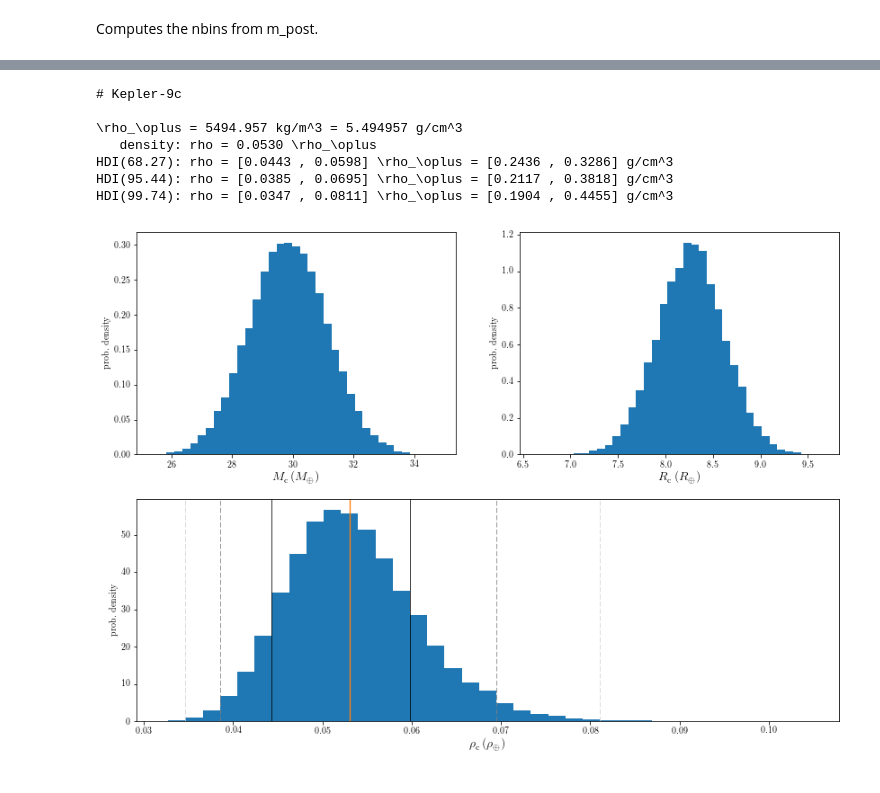
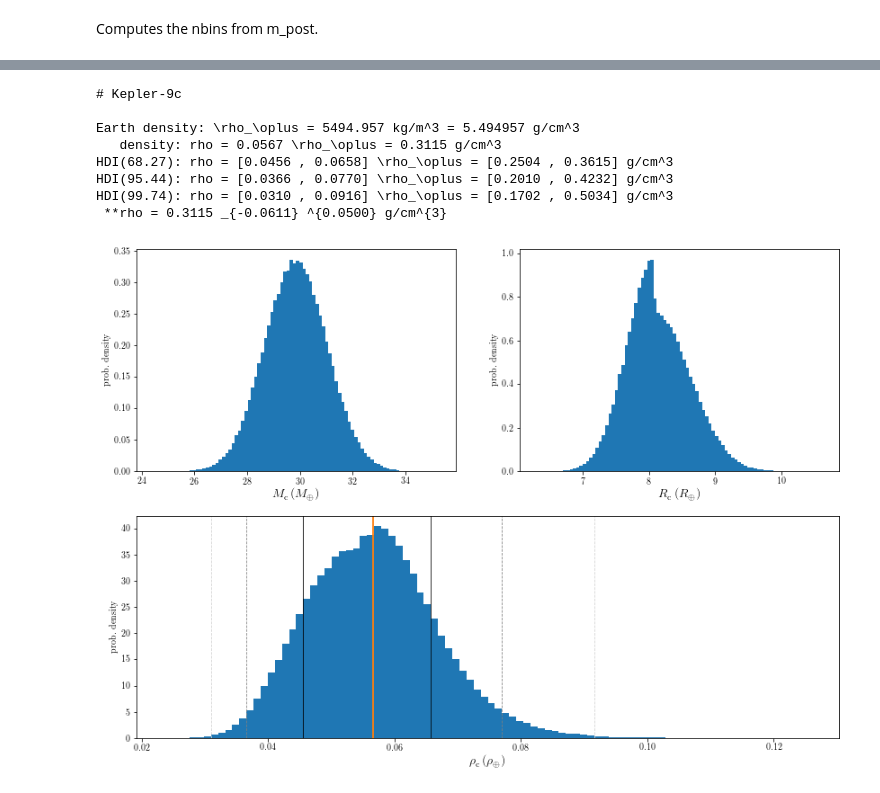
Before and after one commit to lucaborsato/jupyter_notebook, a Jupyter notebook: derived_posteriors_to_densities.ipynb, the cells around one changed output, grey strips where cells are left out. Cells and saved outputs as stored; diff of their text form; code cells hidden in the pictures.

Commit message:
updated densities notebook, tested linear fit again, tested multiprocessing pool, created 3 notebooks for read TRADES output to save in latex mode.

```diff
--- a/derived_posteriors_to_densities.ipynb
+++ b/derived_posteriors_to_densities.ipynb
@@ -6,8 +6,8 @@ Provides planetary radius with errors in the same unit of the masses in the hdf5
 %matplotlib inline
 import numpy as np
 import matplotlib.pyplot as plt
-plt.rc('font',**{'family':'serif','serif':['Computer Modern Roman']})
-plt.rc('text', usetex=True)
+plt.rcParams['text.usetex'] = True
+plt.rcParams['font.family'] = 'serif'
 import os
 import h5py
 import pyconstants as cst
@@ -257,2 +263,10 @@ def hdi_and_distributions(rho, m_post, r_post, rho_post, body_id=2, nbins=33):
+# %%
+root_folder = os.path.abspath('/data2/borsato/TRADESsimulations')
+# main_folder = os.path.join(root_folder, 'Kepler-9/EMCEE/2018-06-20_K9_emcee_test_001/2108-06-20_run_001/')
+# main_folder = os.path.join(root_folder, 'Kepler-9/EMCEE/2018-07-19_K9_emcee_noRV_001/2018-09-13_run_001/noRV/')
+main_folder = os.path.join(root_folder, 'Kepler-9/EMCEE/2018-11-13_K9_emcee_noRV_001/2018-11-13_run_001/run_full/RV/')
+par_folder = os.path.join(main_folder, '0668_sim')
+der_file = os.path.join(main_folder, 'derived_posterior.hdf5')
+m_names, m_units, m_post = read_derpost(der_file)
 # %% [markdown]
 Computes the nbins from m_post.
@@ -284,16 +294,20 @@ HDI(99.74): rho = [0.0480 , 0.1058] \rho_\oplus = [0.2636 , 0.5811] g/cm^3
 # %%
 # Kepler-9c
-m, r, r_ne, r_pe = 30, 8.27, -0.36, +0.35 # Earth unit
+# m  = 30.0 # M_Earth unit
+m  = 29.9 # M_Earth unit
+# r, r_ne, r_pe = 8.27, -0.36, +0.35 # R_Earth unit
+r, r_ne, r_pe = 8.08, -0.41, +0.54 # R_Earth unit
 rho = bulk_density(m, r)
 print '# Kepler-9c'
 r_post, rho_post = bulk_density_post(m_post[:,1], r, r_ne, r_pe, seed=2018)
 hdi_and_distributions(rho, m_post[:,1], r_post, rho_post, body_id=3, nbins=nbins)
 # %% [output]
 # Kepler-9c
 
-\rho_\oplus = 5494.957 kg/m^3 = 5.494957 g/cm^3
-   density: rho = 0.0530 \rho_\oplus
-HDI(68.27): rho = [0.0443 , 0.0598] \rho_\oplus = [0.2436 , 0.3286] g/cm^3
-HDI(95.44): rho = [0.0385 , 0.0695] \rho_\oplus = [0.2117 , 0.3818] g/cm^3
-HDI(99.74): rho = [0.0347 , 0.0811] \rho_\oplus = [0.1904 , 0.4455] g/cm^3
+Earth density: \rho_\oplus = 5494.957 kg/m^3 = 5.494957 g/cm^3
+   density: rho = 0.0567 \rho_\oplus = 0.3115 g/cm^3
+HDI(68.27): rho = [0.0456 , 0.0658] \rho_\oplus = [0.2504 , 0.3615] g/cm^3
+HDI(95.44): rho = [0.0366 , 0.0770] \rho_\oplus = [0.2010 , 0.4232] g/cm^3
+HDI(99.74): rho = [0.0310 , 0.0916] \rho_\oplus = [0.1702 , 0.5034] g/cm^3
+ **rho = 0.3115 _{-0.0611} ^{0.0500} g/cm^{3}
-[figure, old version]
+[figure, new version]
```
Also changed, not shown: parts of 5 cells of this notebook, 5 other files.
